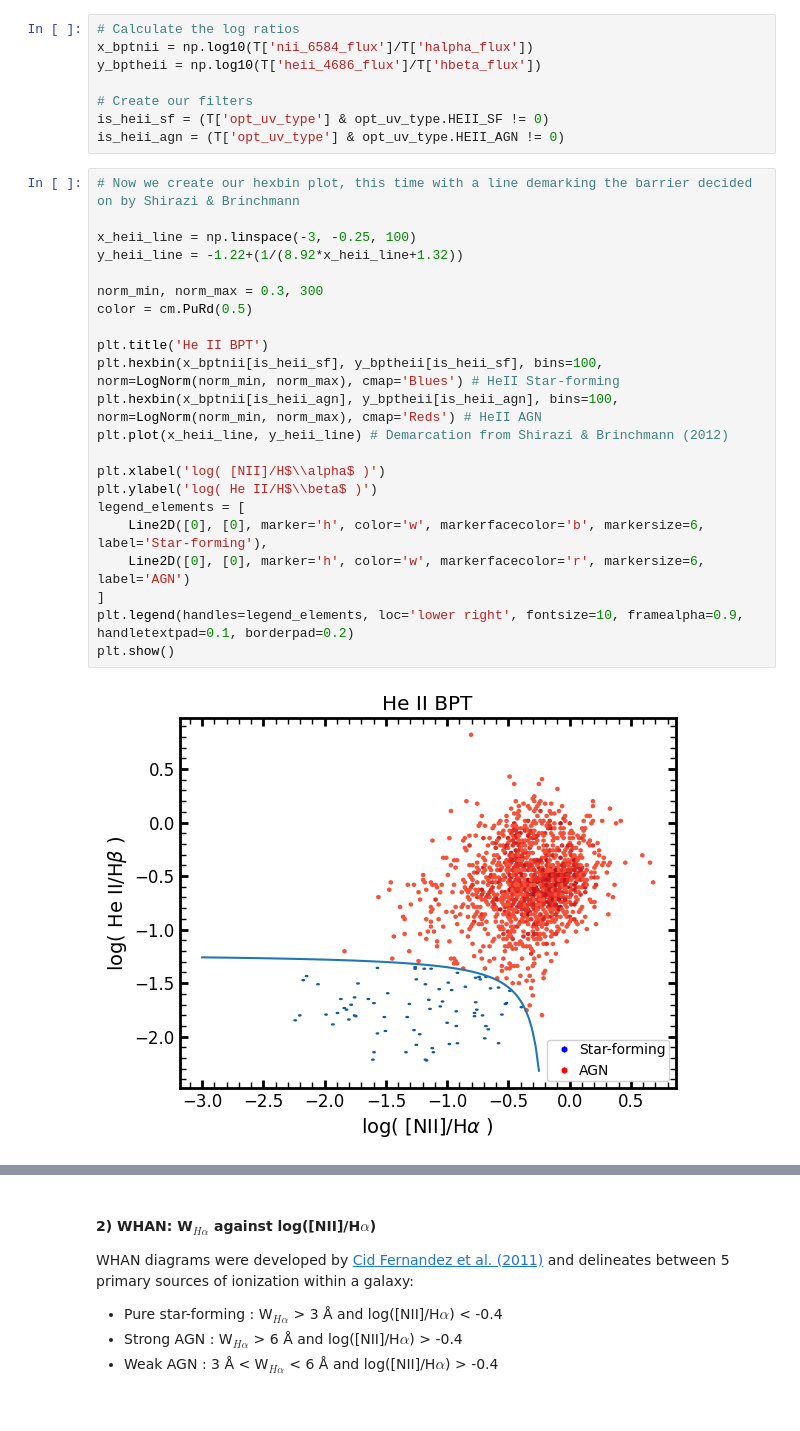
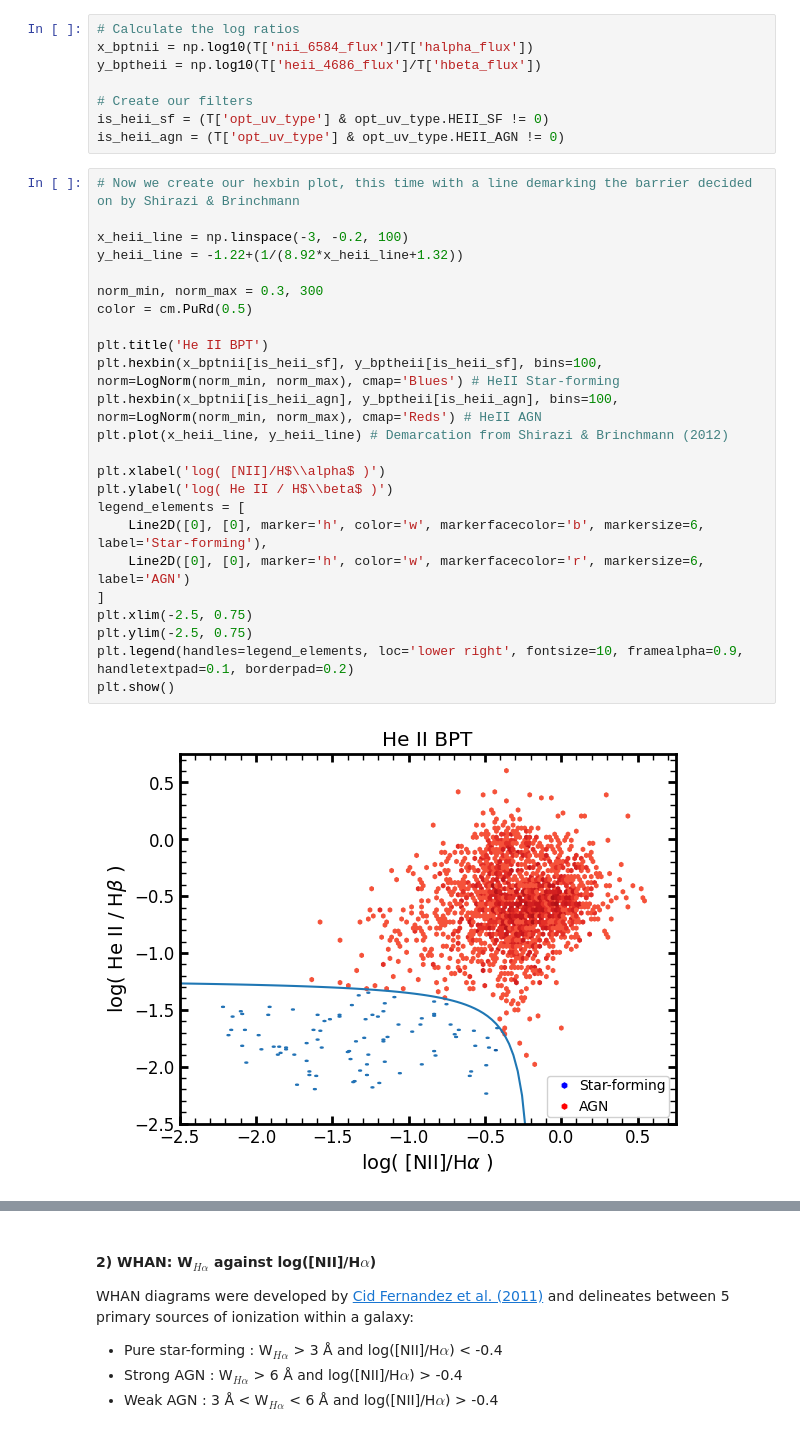
Before and after one commit to astro-datalab/notebooks-latest, a Jupyter notebook: 03_ScienceExamples/DESI/03_DESI_AGNQSO_VAC_tutorial.ipynb, the cells around one changed output, grey strips where cells are left out. Drawn from its saved outputs; the diff is of its cells as text.

```diff
--- a/03_ScienceExamples/DESI/03_DESI_AGNQSO_VAC_tutorial.ipynb
+++ b/03_ScienceExamples/DESI/03_DESI_AGNQSO_VAC_tutorial.ipynb
@@ -567,25 +572,27 @@ is_heii_agn = (T['opt_uv_type'] & opt_uv_type.HEII_AGN != 0)
 # %%
 # Now we create our hexbin plot, this time with a line demarking the barrier decided on by Shirazi & Brinchmann
 
-x_heii_line = np.linspace(-3, -0.25, 100)
+x_heii_line = np.linspace(-3, -0.2, 100)
 y_heii_line = -1.22+(1/(8.92*x_heii_line+1.32))
 
 norm_min, norm_max = 0.3, 300
 color = cm.PuRd(0.5)
 
 plt.title('He II BPT')
 plt.hexbin(x_bptnii[is_heii_sf], y_bptheii[is_heii_sf], bins=100, norm=LogNorm(norm_min, norm_max), cmap='Blues') # HeII Star-forming
 plt.hexbin(x_bptnii[is_heii_agn], y_bptheii[is_heii_agn], bins=100, norm=LogNorm(norm_min, norm_max), cmap='Reds') # HeII AGN
 plt.plot(x_heii_line, y_heii_line) # Demarcation from Shirazi & Brinchmann (2012)
 
 plt.xlabel('log( [NII]/H$\\alpha$ )')
-plt.ylabel('log( He II/H$\\beta$ )')
+plt.ylabel('log( He II / H$\\beta$ )')
 legend_elements = [
     Line2D([0], [0], marker='h', color='w', markerfacecolor='b', markersize=6, label='Star-forming'),
     Line2D([0], [0], marker='h', color='w', markerfacecolor='r', markersize=6, label='AGN')
 ]
+plt.xlim(-2.5, 0.75)
+plt.ylim(-2.5, 0.75)
 plt.legend(handles=legend_elements, loc='lower right', fontsize=10, framealpha=0.9, handletextpad=0.1, borderpad=0.2)
 plt.show()
 # %% [output]
-[figure, old version]
+[figure, new version]
 # %% [markdown]
```
Also changed, not shown: parts of 29 cells of this notebook, 1 other file.
